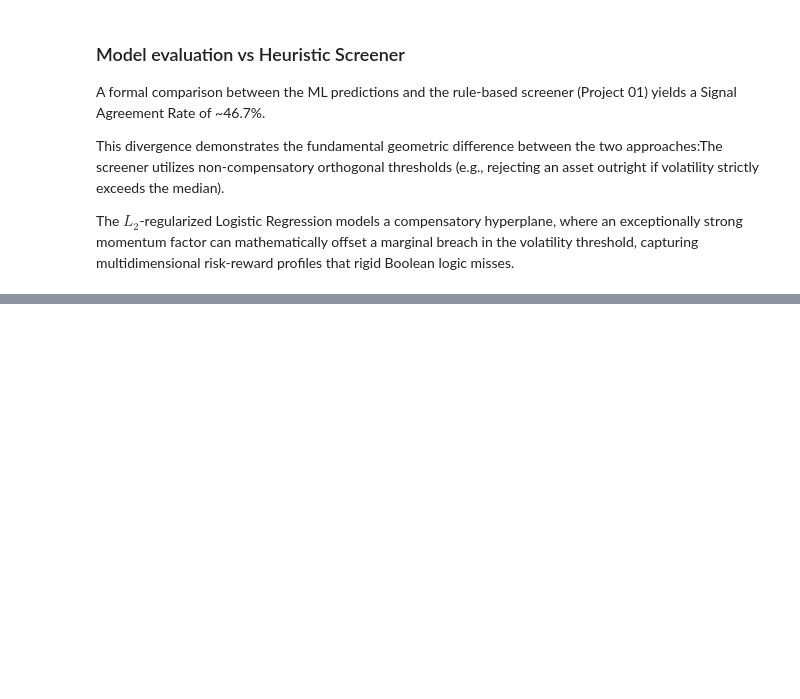
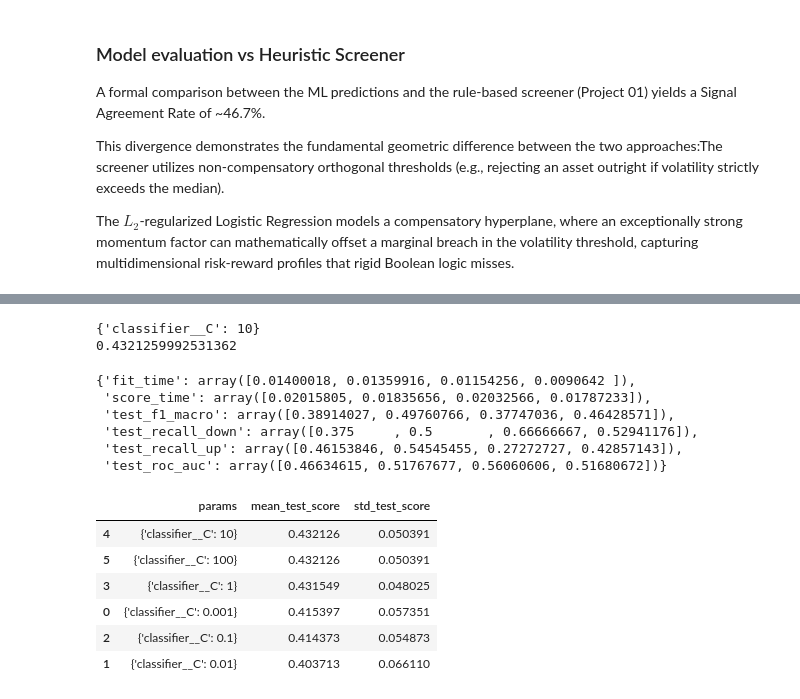
Before and after one commit to niccolo-milano/portfolio-quant-ds, a Jupyter notebook: project02-return-classifier/01_return_classifier.ipynb, the cells around one changed output, grey strips where cells are left out. Drawn from its saved outputs; the diff is of its cells as text; code cells hidden in the pictures; blank space fills up the shorter version.

```diff
--- a/project02-return-classifier/01_return_classifier.ipynb
+++ b/project02-return-classifier/01_return_classifier.ipynb
@@ -181,0 +229,64 @@ The $L_2$-regularized Logistic Regression models a compensatory hyperplane, wher
+# %%
+# Preprocessor redefinition
+preprocessor = ColumnTransformer(
+    transformers=[("num", StandardScaler(), numeric_features),
+                  ("cat", OneHotEncoder(handle_unknown="ignore"), categorical_features)
+    ]
+)
+
+# Pipeline redefinition
+pipeline = Pipeline(
+    steps=[
+        ('preprocessor', preprocessor),
+        ('classifier', LogisticRegression(
+            l1_ratio=0,             # Ridge regularization to handle collinearity post one-hot (same as penalty='l2')
+            C=1.0,                  # Inverse regularization strength
+            solver='lbfgs',         # Quasi-Newton optimization algorithm
+            max_iter=1000,          # Guarantees convergence on scaled features
+            random_state=42,        # Strict numerical reproducibility
+            class_weight='balanced' # Rebalancing of weights
+            )
+        )
+    ]
+)
+
+# Research of best parameter C
+param_grid = {'classifier__C': [0.001, 0.01, 0.1, 1, 10, 100]}
+custom_cv = list(panel_walk_forward_split(train_dataset["date"]))
+grid_search = GridSearchCV(pipeline, param_grid=param_grid, cv=custom_cv, scoring='f1_macro')
+grid_search.fit(X_train, y_train)
+# Print of results
+print(grid_search.best_params_)
+print(grid_search.best_score_)
+
+# Results for every fold
+scoring = {
+    'f1_macro': 'f1_macro',
+    'recall_down': make_scorer(recall_score, pos_label=0),
+    'recall_up': make_scorer(recall_score, pos_label=1),
+    'roc_auc': 'roc_auc',
+}
+cv_results = cross_validate(grid_search.best_estimator_, X_train, y_train, cv=custom_cv, scoring=scoring)
+pd.DataFrame(cv_results)[[c for c in cv_results if c.startswith('test_')]]
+display(cv_results)
+
+# Control on the choice of parameter C. See README "Known Limitations".
+cv_results_df = pd.DataFrame(grid_search.cv_results_)
+# Selection of only key columns: parameters, mean and standard deviation of test score
+display(cv_results_df[['params', 'mean_test_score', 'std_test_score']].sort_values(by='mean_test_score', ascending=False))
+# %% [output]
+{'classifier__C': 10}
+0.4321259992531362
+{'fit_time': array([0.01400018, 0.01359916, 0.01154256, 0.0090642 ]),
+ 'score_time': array([0.02015805, 0.01835656, 0.02032566, 0.01787233]),
+ 'test_f1_macro': array([0.38914027, 0.49760766, 0.37747036, 0.46428571]),
+ 'test_recall_down': array([0.375     , 0.5       , 0.66666667, 0.52941176]),
+ 'test_recall_up': array([0.46153846, 0.54545455, 0.27272727, 0.42857143]),
+ 'test_roc_auc': array([0.46634615, 0.51767677, 0.56060606, 0.51680672])}
+|  | params | mean_test_score | std_test_score |
+| 4 | {'classifier__C': 10} | 0.432126 | 0.050391 |
+| 5 | {'classifier__C': 100} | 0.432126 | 0.050391 |
+| 3 | {'classifier__C': 1} | 0.431549 | 0.048025 |
+| 0 | {'classifier__C': 0.001} | 0.415397 | 0.057351 |
+| 2 | {'classifier__C': 0.1} | 0.414373 | 0.054873 |
+| 1 | {'classifier__C': 0.01} | 0.403713 | 0.066110 |
```
Also changed, not shown: parts of 11 cells of this notebook, 1 other file.
